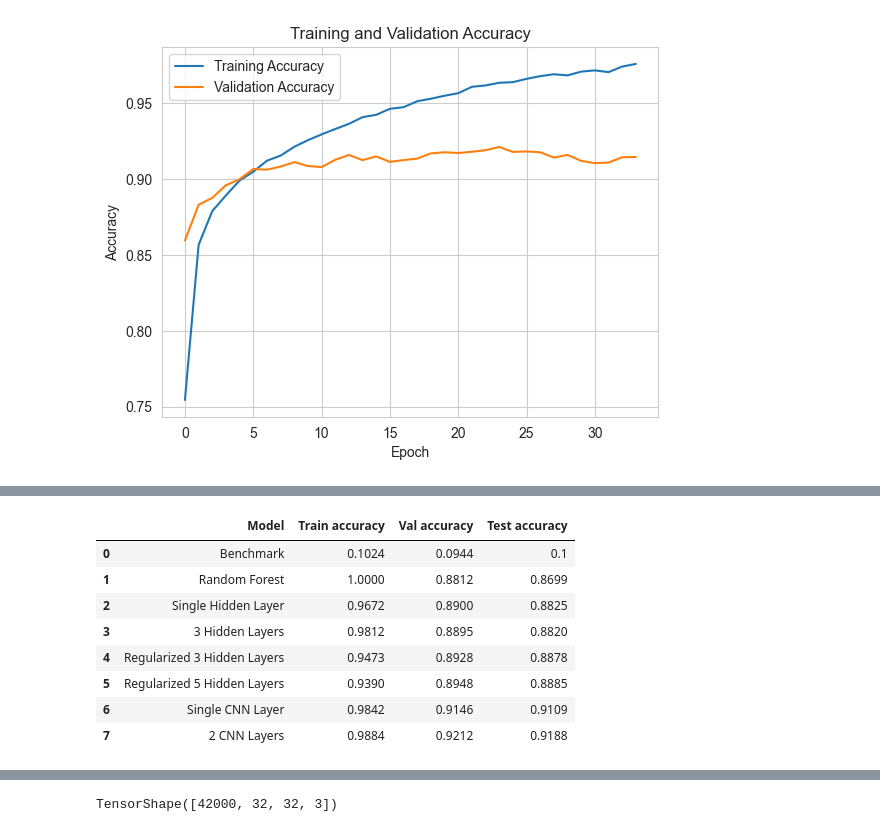
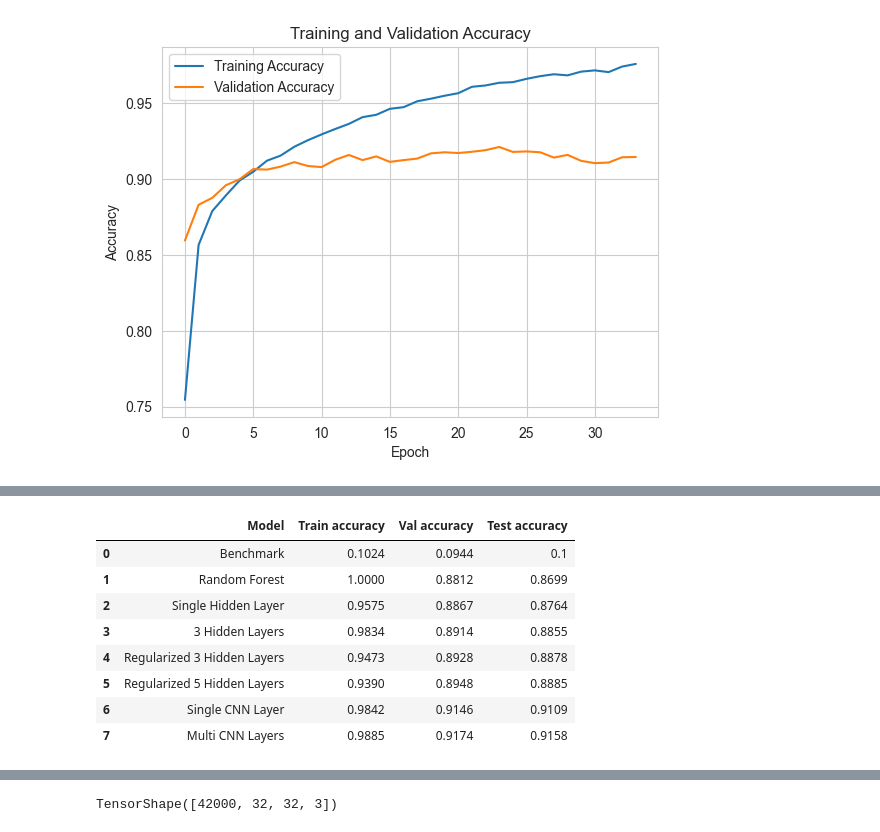
Before and after one commit to viethngn/Data_Science_2_ECBS5233, a Jupyter notebook: assignment2/assignment2_viethngn.ipynb, the cells around one changed output, grey strips where cells are left out. Cells and saved outputs as stored; diff of their text form; code cells hidden in the pictures.

```diff
--- a/assignment2/assignment2_viethngn.ipynb
+++ b/assignment2/assignment2_viethngn.ipynb
@@ -463,5 +417,5 @@ None
 # %%
 # Fit the model with EarlyStopping
 keras.utils.set_random_seed(20240329)  # for reproducibility
-reg_hidden5_history = reg_hidden5_model.fit(X_train, y_train, validation_data=(X_val, y_val), epochs=100, batch_size=512, callbacks=[EarlyStopping(monitor='val_accuracy', patience=10, min_delta=0.001, verbose=1)])
+reg_hidden5_history = reg_hidden5_model.fit(X_train, y_train, validation_data=(X_val, y_val), epochs=100, batch_size=512, callbacks=[EarlyStopping(monitor='val_accuracy', patience=10, min_delta=0.001, verbose=1)], verbose=0)
 # %% [output]
@@ -556,5 +511,5 @@ None
 # %%
 # Fit the model with EarlyStopping
 keras.utils.set_random_seed(20240329)  # for reproducibility
-cnn1_history = cnn1_model.fit(X_train, y_train, validation_data=(X_val, y_val), epochs=100, batch_size=512, callbacks=[EarlyStopping(monitor='val_accuracy', patience=10, min_delta=0.001, verbose=1)])
+cnn1_history = cnn1_model.fit(X_train, y_train, validation_data=(X_val, y_val), epochs=100, batch_size=512, callbacks=[EarlyStopping(monitor='val_accuracy', patience=10, min_delta=0.001, verbose=1)], verbose=0)
 # %% [output]
@@ -608,6 +547,7 @@ cnn2_model = Sequential([
     Rescaling(1. / 255),
     Conv2D(64, (3, 3), activation='relu'),
     MaxPooling2D(pool_size=(2, 2)),
+    Conv2D(32, (3, 3), activation='relu'),
     Conv2D(32, (3, 3), activation='relu'),
     # MaxPooling2D(pool_size=(2, 2)),
     Flatten(),
@@ -649,5 +589,5 @@ None
 # Fit the model with EarlyStopping
 keras.utils.set_random_seed(20240329)  # for reproducibility
 cnn2_history = cnn2_model.fit(X_train, y_train, validation_data=(X_val, y_val), epochs=100, batch_size=512, callbacks=[
-    EarlyStopping(monitor='val_accuracy', patience=10, min_delta=0.001, verbose=1)])
+    EarlyStopping(monitor='val_accuracy', patience=10, min_delta=0.001, verbose=1)], verbose=0)
 # %% [output]
@@ -682,5 +606,5 @@ plot_history(cnn2_history.history)
 # %%
-update_summary(summary_df, '2 CNN Layers', cnn2_model.evaluate(X_train, y_train)[1], cnn2_model_scores[1],
+update_summary(summary_df, 'Multi CNN Layers', cnn2_model.evaluate(X_train, y_train)[1], cnn2_model_scores[1],
                cnn2_model.evaluate(X_test, y_test)[1])
 summary_df
 # %% [output]
@@ -689,9 +613,9 @@ summary_df
 |  | Model | Train accuracy | Val accuracy | Test accuracy |
 | 0 | Benchmark | 0.1024 | 0.0944 | 0.1 |
 | 1 | Random Forest | 1.0000 | 0.8812 | 0.8699 |
-| 2 | Single Hidden Layer | 0.9672 | 0.8900 | 0.8825 |
-| 3 | 3 Hidden Layers | 0.9812 | 0.8895 | 0.8820 |
+| 2 | Single Hidden Layer | 0.9575 | 0.8867 | 0.8764 |
+| 3 | 3 Hidden Layers | 0.9834 | 0.8914 | 0.8855 |
 | 4 | Regularized 3 Hidden Layers | 0.9473 | 0.8928 | 0.8878 |
 | 5 | Regularized 5 Hidden Layers | 0.9390 | 0.8948 | 0.8885 |
 | 6 | Single CNN Layer | 0.9842 | 0.9146 | 0.9109 |
-| 7 | 2 CNN Layers | 0.9884 | 0.9212 | 0.9188 |
+| 7 | Multi CNN Layers | 0.9885 | 0.9174 | 0.9158 |
```
Also changed, not shown: parts of 38 cells of this notebook, 1 other file.
